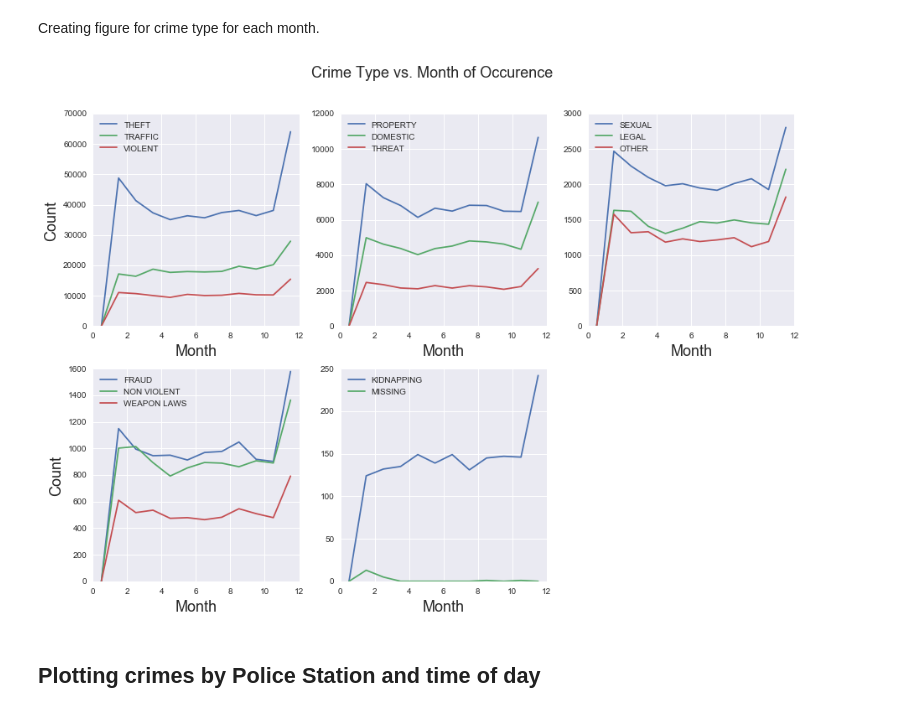
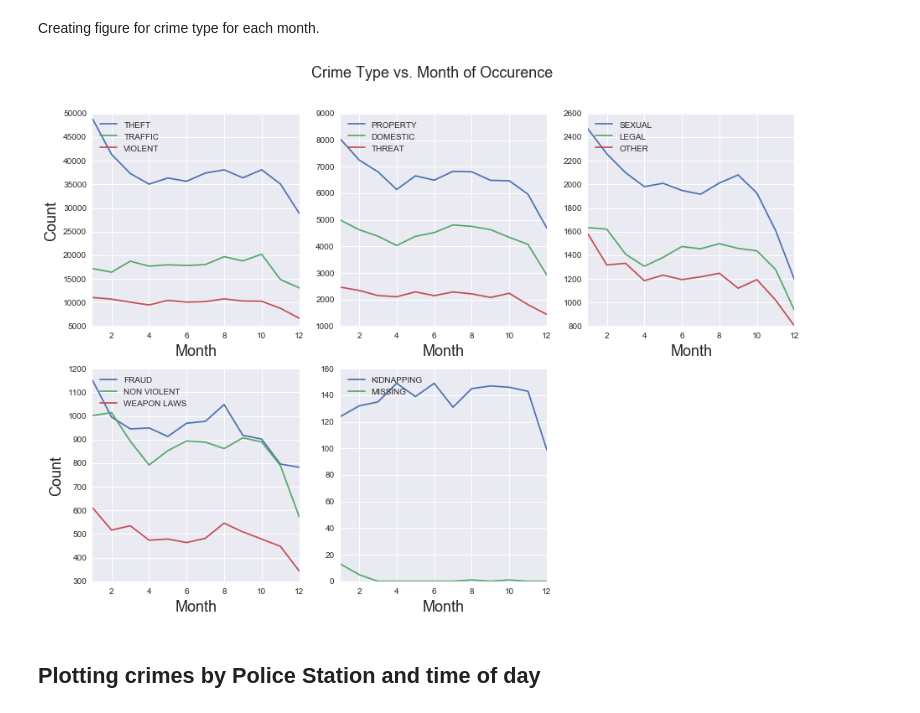
Before and after one commit to Santana9937/NewMet-Data-Data-Science-Bootcamp, a Jupyter notebook: Exploring LA Crime Data.ipynb, the cells around one changed output. Drawn from its saved outputs; the diff is of its cells as text; code cells hidden in the pictures.

Commit message:
Latest Exploratory Analysis for LA Crime data

```diff
--- a/Exploring LA Crime Data.ipynb
+++ b/Exploring LA Crime Data.ipynb
@@ -67,0 +111,22 @@ plt.ylabel("Count", fontsize=18)
+# %%
+plt.figure(figsize=(15,20))
+
+for i in xrange(9):
+
+    plt.subplot(3,3,i+1)
+
+    crime_data[ crime_data["area_name"] == pol_station_lst[i+12] ]['simple_bucket'].value_counts().plot(kind='bar',
+                                                                    label = pol_station_lst[i+12] + "\nStation")
+
+    plt.tick_params(axis='x', labelsize=10)
+    plt.xticks(rotation='vertical')
+    if (i+1==1 or i+1==4 or i+1==7):
+        plt.ylabel("Count", fontsize=14)
+    plt.tick_params(axis='y', labelsize=12)
+    plt.legend(loc = "upper right", fontsize=16)
+
+# The command below gives more vertical space between subplots
+plt.subplots_adjust(hspace=.35)
+plt.suptitle("Crimes by Crime Type for each Police Station",  fontsize=18)
+
+plt.savefig("hist_crimes_by_crime_type_for_each_station_2.png", bbox_inches="tight")
@@ -138,6 +207,7 @@ for i, crime in enumerate(crime_types_lst):
         plt.ylabel("Count", fontsize=18)
     # Adding a legend
     plt.legend(loc = "upper left")
+    plt.xlim((0.0,24.0))
 
 # Plotting a title for the entire figure
 plt.hold(False)
@@ -152,39 +222,41 @@ plt.savefig("crime_type_vs_hour_of_day.png", bbox_inches="tight")
 # %% [markdown]
 Setting up the bin endges and bin mid points. Bin edges will be for each month, 1 to 12, in steps of 1. The bin midpoints will be at the middle of each bin.
 # %%
-bin_edges_month = np.arange(0.0,12.0+1.0,1.0)
-bin_mid_pts_month = ( (bin_edges_month[0]+bin_edges_month[1])/2.0 + bin_edges_month )[:-1]
+bin_edges_month = np.arange(1.0,13.0+1.0,1.0)
+bin_mid_pts_month = bin_edges_month[:-1]
+#print bin_edges_month
+#print bin_mid_pts_month
 # %% [markdown]
 Creating figure for crime type for each month.
 # %%
 plt.figure(figsize=(15,10))
 # Looping over all the crimes
 for i, crime in enumerate(crime_types_lst):
 
     # Binning the data of each crime into a histogram
     y_vals = np.histogram(crime_data[ crime_data[ "simple_bucket" ] == crime ]["month"].values, bins=bin_edges_month)[0]
 
     # Plotting each crime over time
     plt.subplot(2,3,curr_sub_plot_num_crime_type(i))
     plt.hold(True)
     plt.plot(bin_mid_pts_month, y_vals, label = crime_types_lst[i] )
     plt.xlabel("Month", fontsize=18)
 
     # Only plotting the y-label for the left-most plots
     if curr_sub_plot_num_crime_type(i)==1 or curr_sub_plot_num_crime_type(i)==4:
         plt.ylabel("Count", fontsize=18)
     # Adding a legend
     plt.legend(loc = "upper left")
-    plt.xlim((0.0,12.0))
+    plt.xlim((1.0,12.0))
 
 # Plotting a title for the entire figure
 plt.hold(False)
 plt.suptitle("Crime Type vs. Month of Occurence",  fontsize=18)
 
 # Saving the figure
 plt.savefig("crime_type_vs_month.png", bbox_inches="tight")
 # %% [output]
-[figure, old version]
+[figure, new version]
 # %% [markdown]
 ## Plotting crimes by Police Station and time of day
 # %%
```
Also changed, not shown: parts of 82 cells of this notebook.
